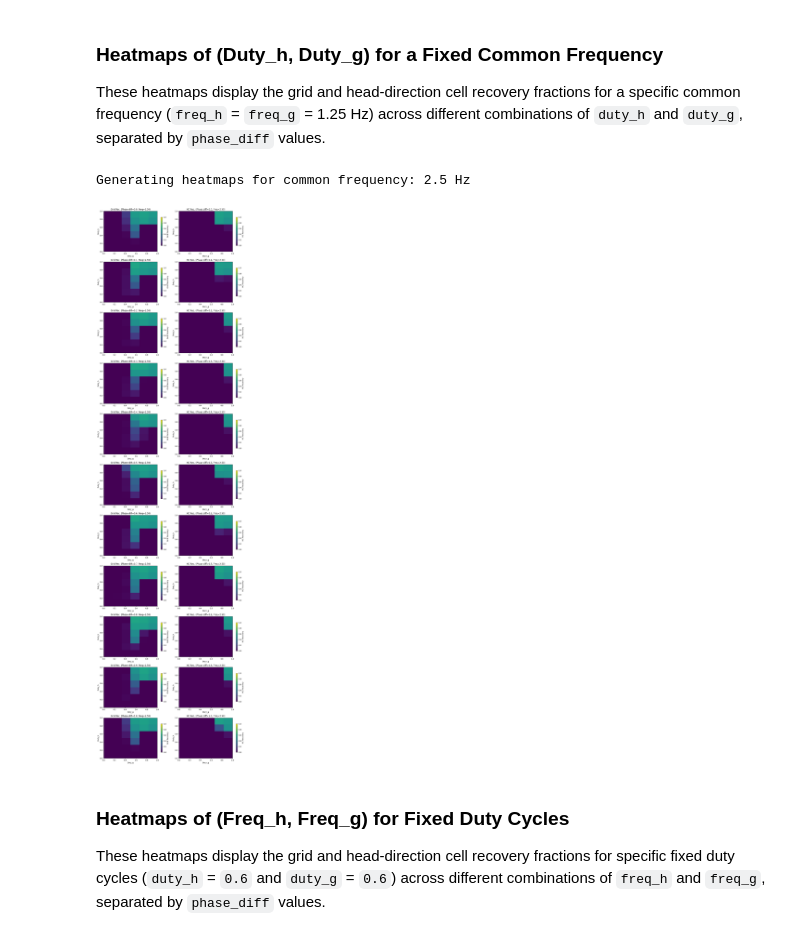
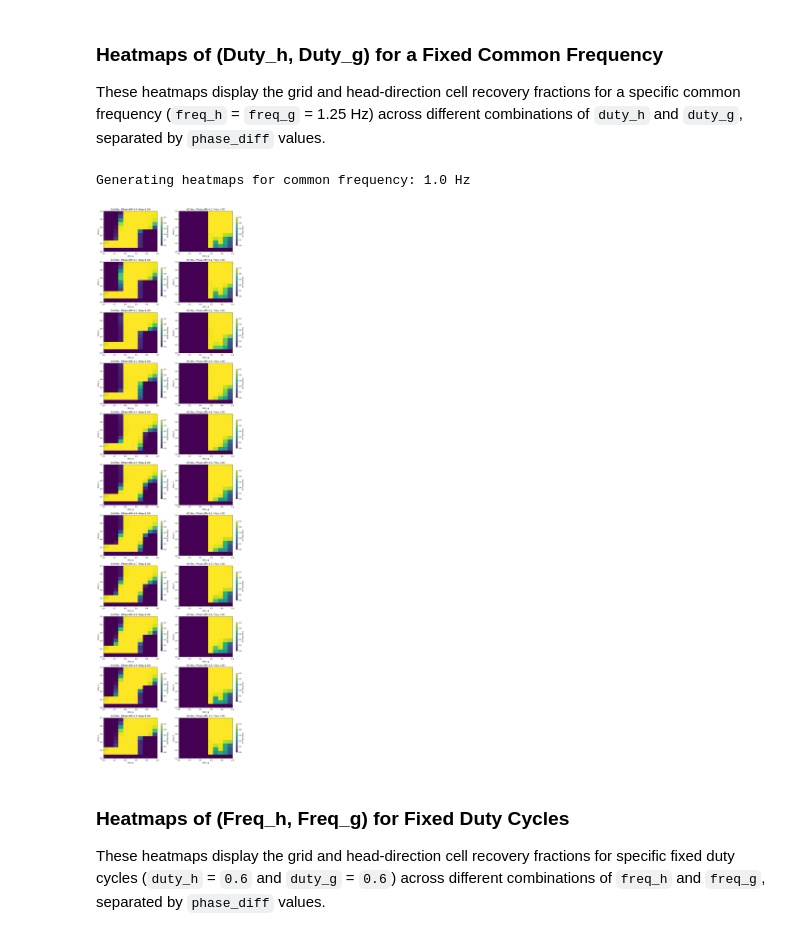
Before and after one commit to srujanakaluve/Master-s-Thesis-Projects, a Jupyter notebook: vectorHASH-cont-jax/jax_wave.ipynb, the cells around one changed output. Drawn from its saved outputs; the diff is of its cells as text; code cells hidden in the pictures.

Commit message:
changed default dt and n_steps everywhere, reran parameter searches + wave for bias goes to 0, not -1

```diff
--- a/vectorHASH-cont-jax/jax_wave.ipynb
+++ b/vectorHASH-cont-jax/jax_wave.ipynb
@@ -9,7 +9,6 @@ from jax_scaffold_theta import Scaffold_theta, compute_sample_step, time_average
 #from jax_scaffold_thetah import Scaffold
 from tqdm import tqdm
 import matplotlib.pyplot as plt
-jax.config.update('jax_default_matmul_precision', 'highest')
 import os
 os.environ['XLA_PYTHON_CLIENT_PREALLOCATE'] = 'false'
 # %%
@@ -43,7 +42,7 @@ def sensory_weights(sensory, hc):
 # %% [markdown]
 # Plotting trajectories
 # %%
-freq, duty, phase = (0.2, 0.2), (0.2, 0.4), (0.0, 0.0)
+freq, duty, phase = (0.2, 0.2), (1.0, 1.0), (0.0, 0.0)
 n_steps = 1500
 dt = 0.01
 #scaffold = Scaffold(400, lambdas, 'sigmoid', gg_exc=1, gg_inh=-5, gamma=0.6)
@@ -373,7 +370,7 @@ import numpy as np
 # Choose a specific common frequency value to visualize
 # From freq_h_range: [0.  , 0.25, 0.5 , 0.75, 1.  , 1.25, 1.5 , 1.75, 2.  , 2.25, 2.5 , 2.75, 3.  , 3.25, 3.5 , 3.75]
 # Let's pick 1.25 Hz (index 5)
-f_common_idx = 10
+f_common_idx = 1
 f_common_val = freq_h_range[f_common_idx]
 
 print(f"Generating heatmaps for common frequency: {f_common_val} Hz")
@@ -390,35 +387,35 @@ num_phases = len(phase_diff_range)
 fig, axes = plt.subplots(num_phases, 2, figsize=(12, 4 * num_phases), squeeze=False)
 
 for pd_idx, phase_diff_val in enumerate(phase_diff_range):
     # Extract 2D slice for current phase_diff (duty_h, duty_g)
     grid_heatmap_data = grid_for_fixed_freq[:, :, pd_idx]
     hc_heatmap_data = hc_for_fixed_freq[:, :, pd_idx]
 
     # Plot for Grid Recovery
     im0 = axes[pd_idx, 0].imshow(grid_heatmap_data, origin='lower', vmin=0, vmax=1,
                                  extent=[duty_g_range[0], duty_g_range[-1],
                                          duty_h_range[0], duty_h_range[-1]],
                                  aspect='auto', cmap='viridis')
     axes[pd_idx, 0].set_title(f'Grid Rec. (Phase diff={phase_diff_val:.1f}, Freq={f_common_val:.2f})')
     axes[pd_idx, 0].set_xlabel('Duty_g')
     axes[pd_idx, 0].set_ylabel('Duty_h')
     fig.colorbar(im0, ax=axes[pd_idx, 0], shrink=0.7, label='Grid Recovery')
 
     # Plot for HC Recovery
     im1 = axes[pd_idx, 1].imshow(hc_heatmap_data, origin='lower', vmin=0, vmax=1,
                                  extent=[duty_g_range[0], duty_g_range[-1],
                                          duty_h_range[0], duty_h_range[-1]],
                                  aspect='auto', cmap='viridis')
     axes[pd_idx, 1].set_title(f'HC Rec. (Phase diff={phase_diff_val:.1f}, Freq={f_common_val:.2f})')
     axes[pd_idx, 1].set_xlabel('Duty_g')
     axes[pd_idx, 1].set_ylabel('Duty_h')
     fig.colorbar(im1, ax=axes[pd_idx, 1], shrink=0.7, label='HC Recovery')
 
 plt.tight_layout()
 plt.show()
 # %% [output]
-Generating heatmaps for common frequency: 2.5 Hz
+Generating heatmaps for common frequency: 1.0 Hz
-[figure, old version]
+[figure, new version]
 # %% [markdown]
 ### Heatmaps of (Freq_h, Freq_g) for Fixed Duty Cycles
 
```
Also changed, not shown: parts of 5 cells of this notebook, 8 other files.
